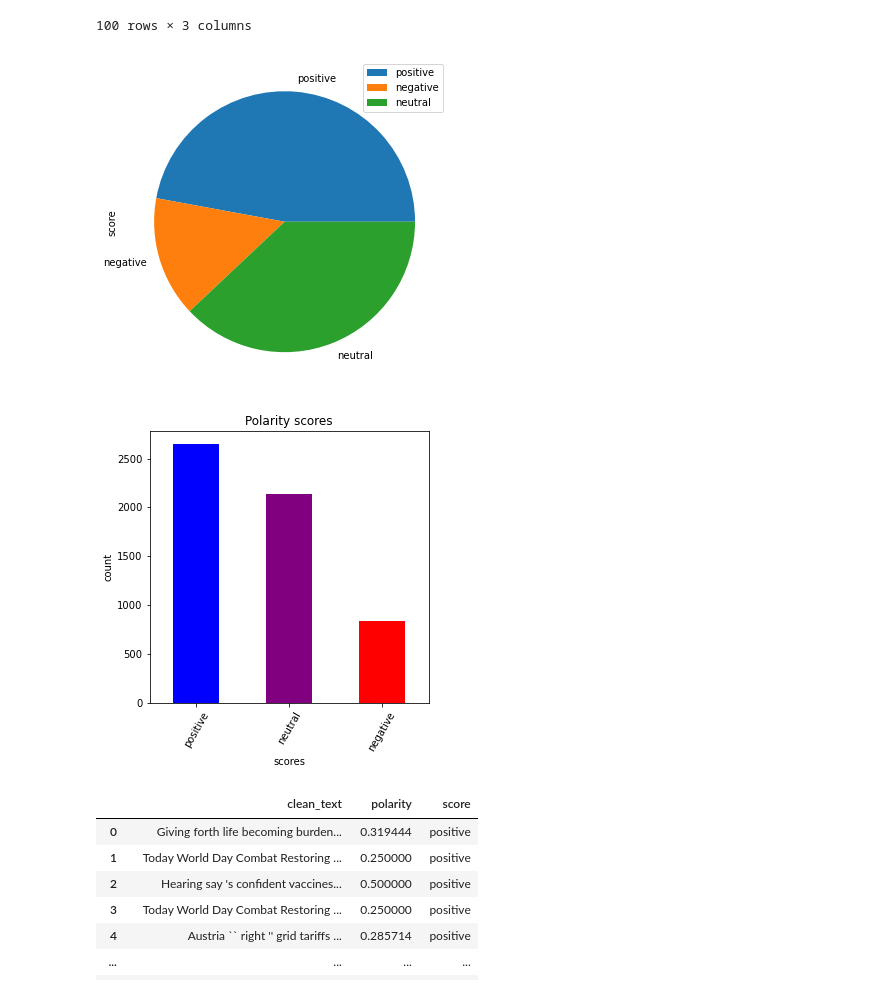
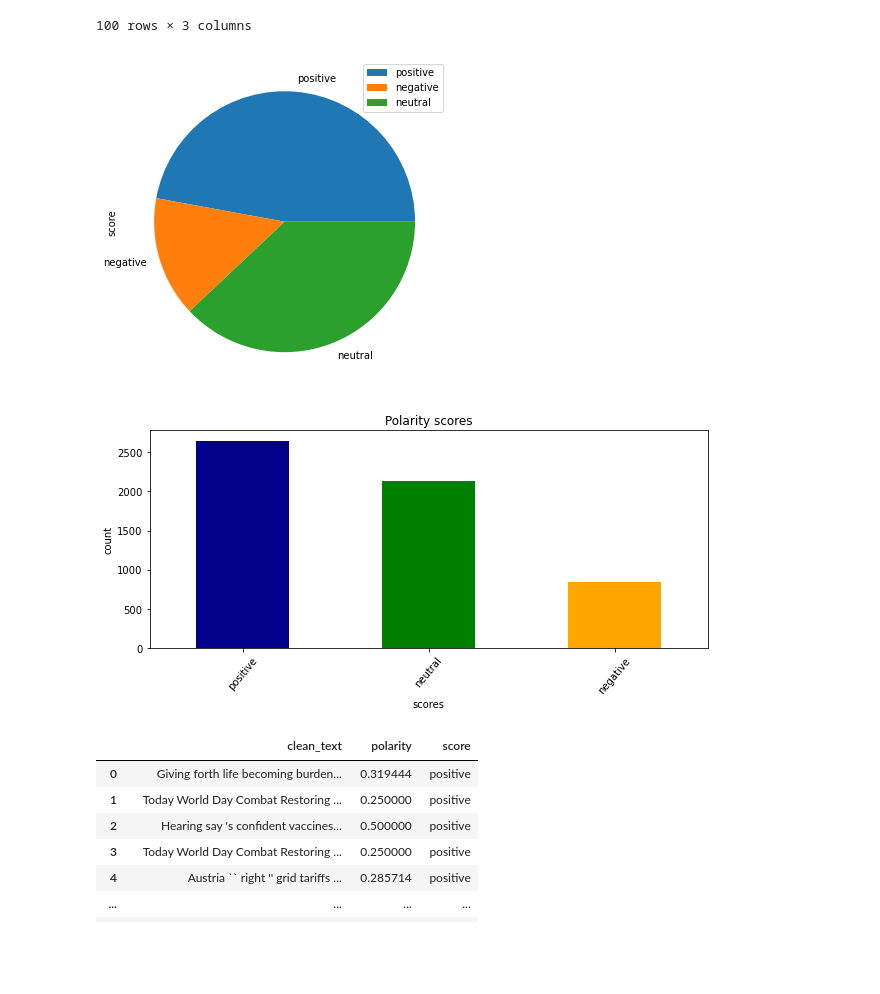
Before and after one commit to Caphace-Ethan/10Academy, a Jupyter notebook: Challenge_ Day2.ipynb, the cells around one changed output. Saved outputs shown, nothing was run; the diff lists cells and outputs as text; code cells hidden in the pictures; blank space fills up the shorter version.

Commit message:
Modified bar plot

```diff
--- a/Challenge_ Day2.ipynb
+++ b/Challenge_ Day2.ipynb
@@ -299,29 +299,29 @@ tweets_filtered[:100]
 # %%
 a,b,c = 0,0,0
 for element in tweets_filtered.score:
     if element == 'positive':
         a +=1
     elif element == 'negative':
         b +=1
     else:
         c +=1
 
 df = pd.DataFrame({'score': [a, b , c]},
                   index=['positive', 'negative', 'neutral'])
 plot = df.plot.pie(y='score', figsize=(11, 6),subplots=True)
 
 # tweets_filtered.hist(column='polarity')
 #Bar chart
-colors = ['blue', 'darkblue','red']
+colors = ['darkblue', 'green','orange']
 
-plt.figure(figsize=(10,5))
-tweets_filtered['score'].value_counts().plot(kind='bar', rot = 60, color= colors)
+plt.figure(figsize=(10,4))
+tweets_filtered['score'].value_counts().plot(kind='bar', rot = 50, color= colors)
 plt.title('Polarity scores')
 plt.xlabel('scores')
 plt.ylabel('count');
 # %% [output]
 [figure]
-[figure, old version]
+[figure, new version]
 # %%
 # Deleting neutral scores
 indices = tweets_filtered.loc[tweets_filtered['score']=='neutral'].index
```
